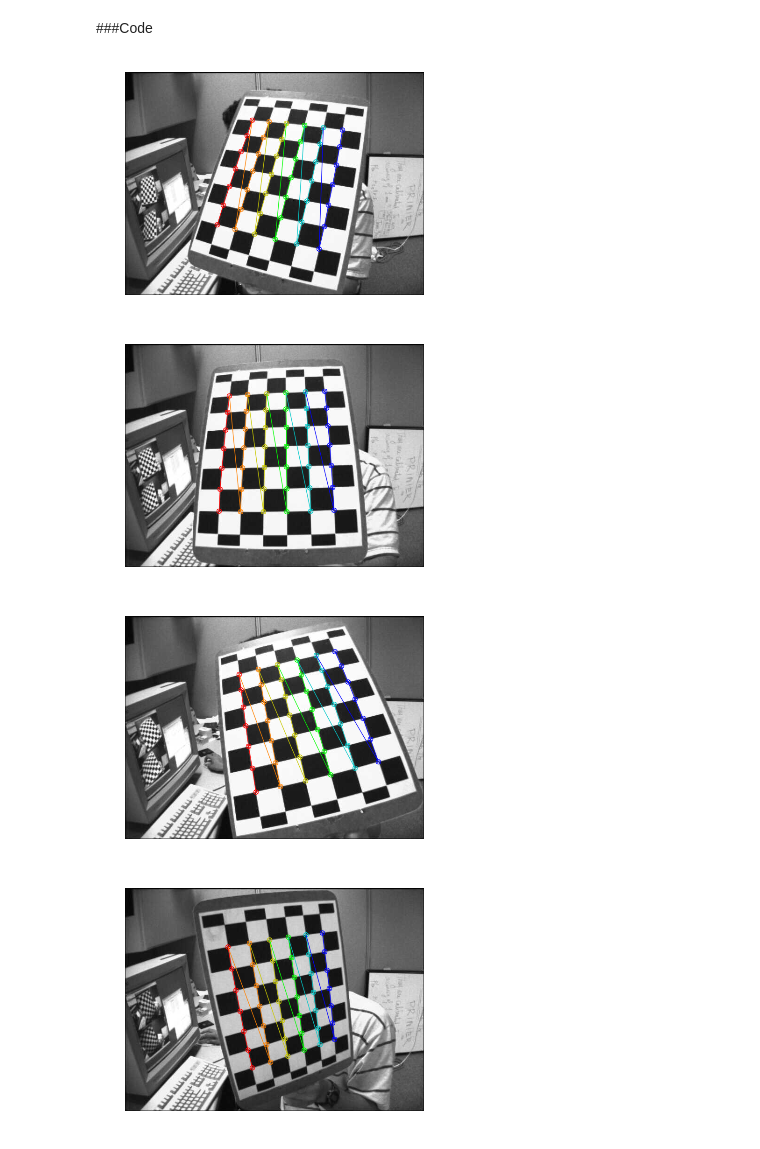
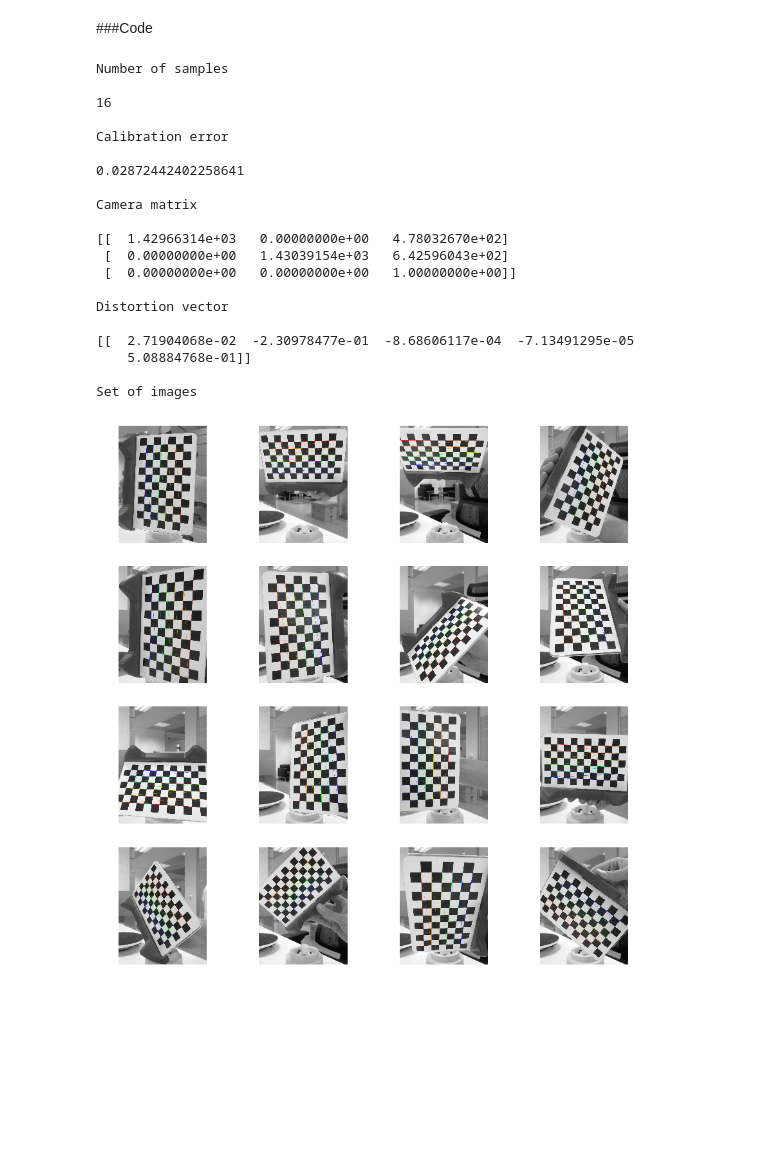
Before and after one commit to Jesus89/3DScanScience, a Jupyter notebook: notebooks/5.2 Camera calibration.ipynb, the cells around one changed output. Cells and saved outputs as stored; diff of their text form; code cells hidden in the pictures; blank space fills up the shorter version.

Commit message:
"Camera Calibration" notebook updated

```diff
--- a/notebooks/5.2 Camera calibration.ipynb
+++ b/notebooks/5.2 Camera calibration.ipynb
@@ -45,20 +46,11 @@ images = glob.glob('/home/jesus/code/opencv/samples/cpp/left*.jpg')
-# %%
-# Show images
-if False:
-    for fname in images:
-        img = cv2.imread(fname)
-        plt.axis('off')
-        plt.imshow(img)
-        plt.show()
 # %%
 # Compute camera calibration function
 
 # pattern parameters
-rows = 6
-columns = 7
+rows, columns = 6, 11
 
 # termination criteria
-criteria = (cv2.TERM_CRITERIA_EPS + cv2.TERM_CRITERIA_MAX_ITER, 30, 0.1)
+criteria = (cv2.TERM_CRITERIA_EPS + cv2.TERM_CRITERIA_MAX_ITER, 30, 0.001)
 
 # prepare object points, like (0,0,0), (1,0,0), (2,0,0) ....,(columns-1,rows-1,0)
 objp = np.zeros((rows*columns,3), np.float32)
@@ -69,6 +61,7 @@ def compute_calibration(images, show=False):
     # Arrays to store object points and image points from all the images.
     objpoints = [] # 3d point in real world space
     imgpoints = [] # 2d points in image plane.
+    chessboards = [] # images with chessboard painted
 
     for fname in images:
         img = cv2.imread(fname)
@@ -85,18 +78,14 @@ def compute_calibration(images, show=False):
             cv2.cornerSubPix(gray, corners, (11,11), (-1,-1), criteria)
             imgpoints.append(corners)
 
-            if show:
-                # Show chessboards detected
-                img = cv2.cvtColor(img, cv2.COLOR_RGB2BGR)
-                cv2.drawChessboardCorners(img, (columns,rows), corners,ret)
-                img = cv2.cvtColor(img, cv2.COLOR_BGR2RGB)
-                plt.axis('off')
-                plt.imshow(img)
-                plt.show()
+            # Show chessboards detected
+            img = cv2.cvtColor(img, cv2.COLOR_RGB2BGR)
+            cv2.drawChessboardCorners(img, (columns,rows), corners,ret)
+            img = cv2.cvtColor(img, cv2.COLOR_BGR2RGB)
+            chessboards.append(img)
 
     # Perform camera calibration
-    ret, mtx, dist, rvecs, tvecs = cv2.calibrateCamera(objpoints, imgpoints, gray.shape[::-1], None, None)
-
+    ret, mtx, dist, rvecs, tvecs = cv2.calibrateCamera(objpoints, imgpoints, gray.shape[::-1],None,None)
     # Compute calibration error
     n = len(objpoints)
     error = 0
@@ -105,19 +94,47 @@ def compute_calibration(images, show=False):
         error += cv2.norm(imgpoints[i],imgpoints2, cv2.NORM_L2)/(len(imgpoints2))
     error /= n
 
-    return error, mtx, dist
+    return error, mtx, dist, chessboards
 # %%
 # Compute calibration with all images
-error, mtx, dist = compute_calibration(images, show=True)
 
+error, mtx, dist, chessboards = compute_calibration(images, show=True)
+
+print("\nNumber of samples\n")
+print(len(images))
 print("\nCalibration error\n")
 print(error)
 print("\nCamera matrix\n")
 print(mtx)
 print("\nDistortion vector\n")
 print(dist)
+print("\nSet of images\n")
+index = 0
+x, y = 4, 4
+f, axarr = plt.subplots(x, y, figsize=(15,15))
+for image in chessboards:
+    axarr[index // y, index % y].axis('off')
+    axarr[index // y, index % y].imshow(image)
+    index += 1
 # %% [output]
+Number of samples
+
+16
+
+Calibration error
+
+0.02872442402258641
+
+Camera matrix
+
+[[  1.42966314e+03   0.00000000e+00   4.78032670e+02]
+ [  0.00000000e+00   1.43039154e+03   6.42596043e+02]
+ [  0.00000000e+00   0.00000000e+00   1.00000000e+00]]
+
+Distortion vector
+
+[[  2.71904068e-02  -2.30978477e-01  -8.68606117e-04  -7.13491295e-05
+    5.08884768e-01]]
+
+Set of images
-[figure, old version]
+[figure, new version]
-[figure, removed]
-[figure, removed]
-[figure, removed]
```
Also changed, not shown: parts of 5 cells of this notebook.
